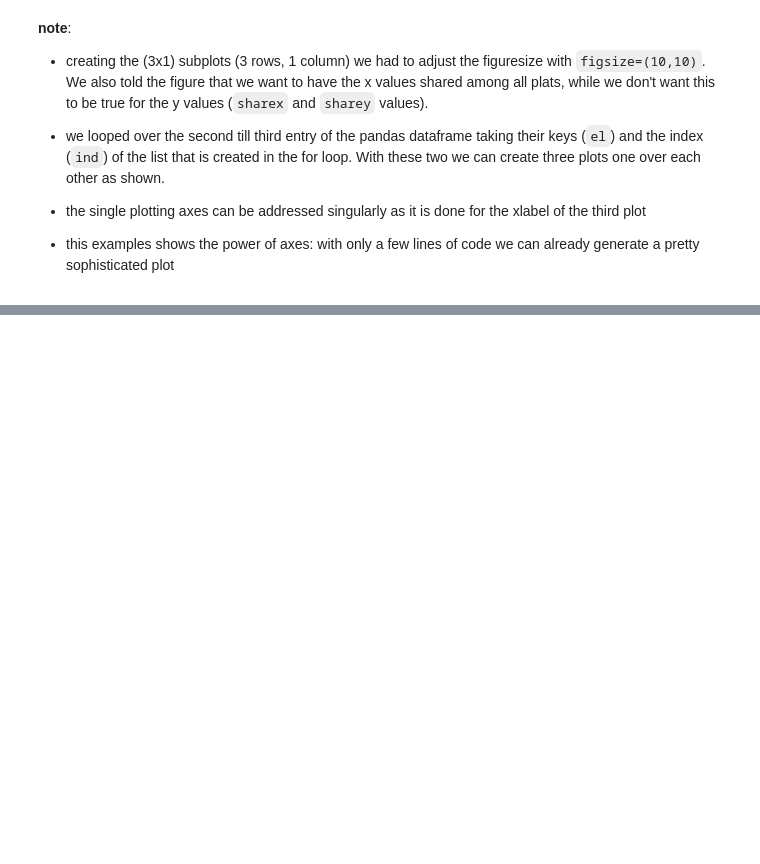
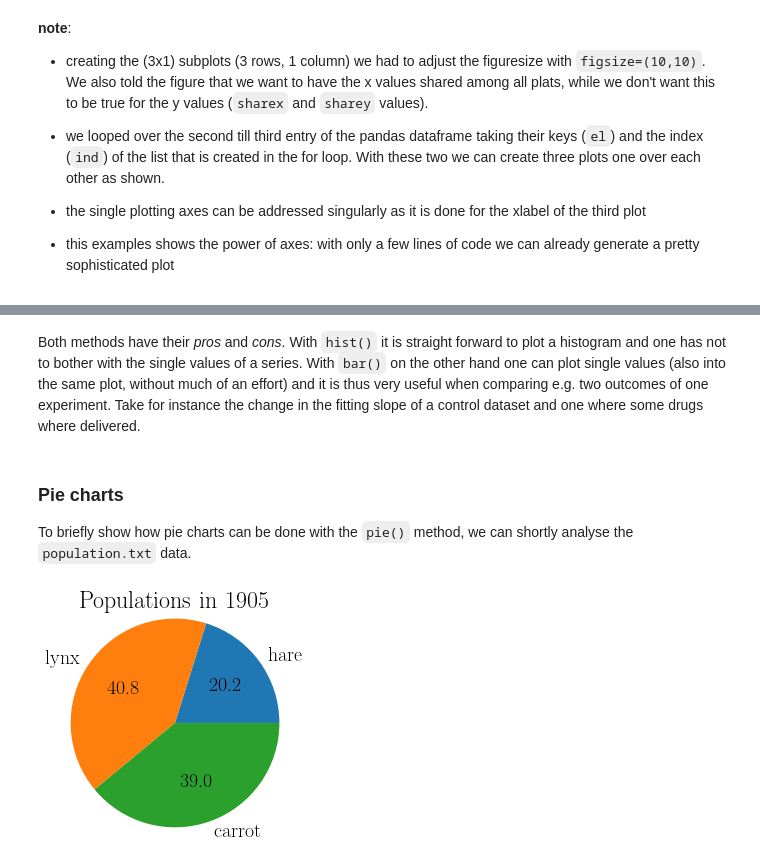
Before and after one commit to fcosi/python-data-plotting, a Jupyter notebook: Basics of Plotting.ipynb, the cells around one changed output, grey strips where cells are left out. Saved outputs shown, nothing was run; the diff lists cells and outputs as text; code cells hidden in the pictures; blank space fills up the shorter version.

```diff
--- a/Basics of Plotting.ipynb
+++ b/Basics of Plotting.ipynb
@@ -175,3 +238,30 @@ __note__:
+# %% [markdown]
+Both methods have their *pros* and *cons*. With `hist()` it is straight forward to plot a histogram and one has not to bother with the single values of a series. With `bar()` on the other hand one can plot single values (also into the same plot, without much of an effort) and it is thus very useful when comparing e.g. two outcomes of one experiment. Take for instance the change in the fitting slope of a control dataset and one where some drugs where delivered.
+# %% [markdown]
+### Pie charts
+
+To briefly show how pie charts can be done with the `pie()` method, we can shortly analyse the `population.txt` data.
+# %%
+# divide the pop of hare into five year chunks then compute the avg there
+
+pop_name = [el for el in pop.keys()[1:]]
+
+# take one year and look at the fractions of the populations
+year = 1905
+pop_one_year = pop[pop["# year"] == year]
+tot_pop = float(pop_one_year.iloc[:,1:].sum(axis=1))
+
+pop_fractions = pop_one_year.iloc[:,1:].divide(tot_pop)
+
+fig, ax = plt.subplots()
+
+ax.pie(pop_fractions*100, labels=pop_name, autopct="%1.1f%%", radius=1.2)
+ax.set_title("Populations in {}".format(year))
+
+
+plt.show()
+# %% [output]
+[figure, added]
 # %% [markdown]
 ## Assignements
 ***
```
Also changed, not shown: parts of 8 cells of this notebook, 4 other files.
